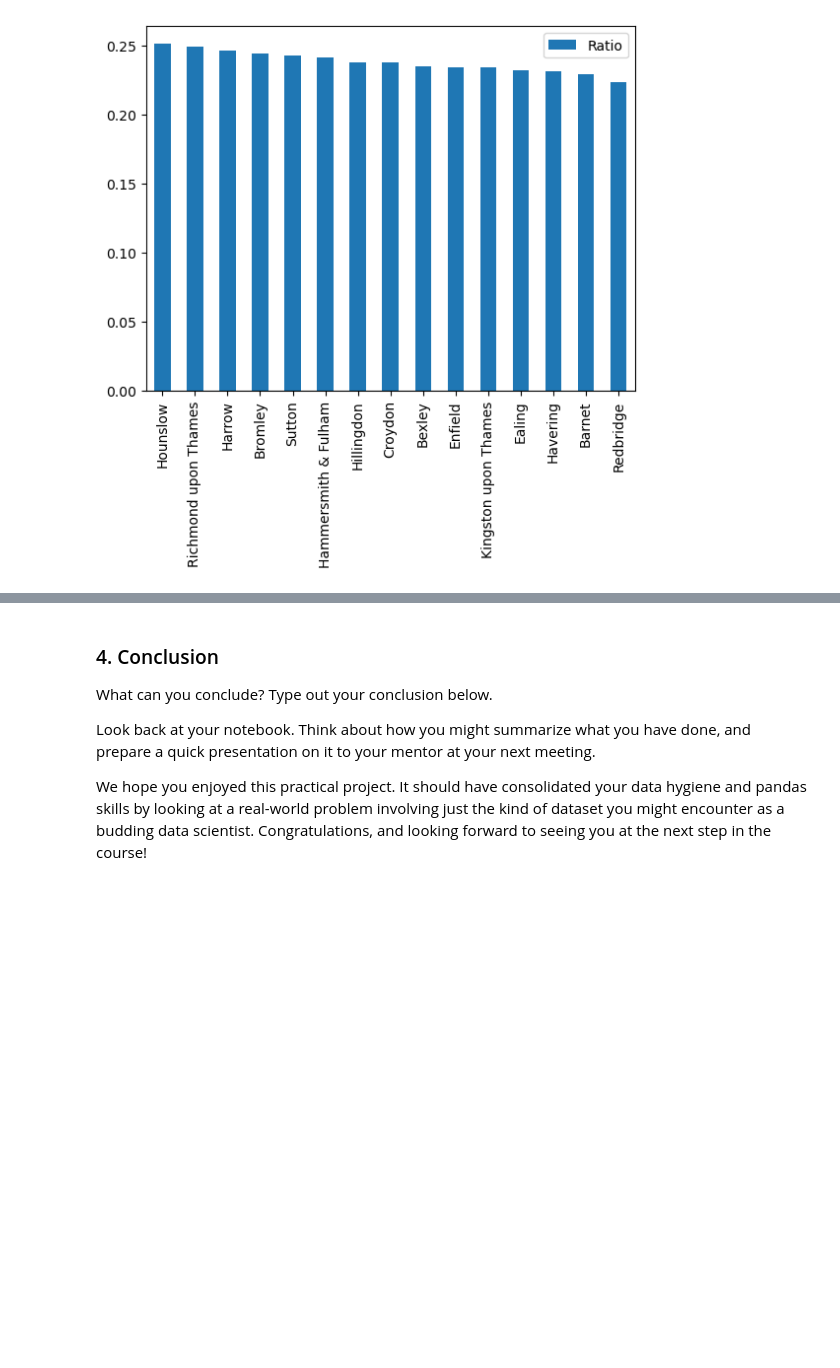
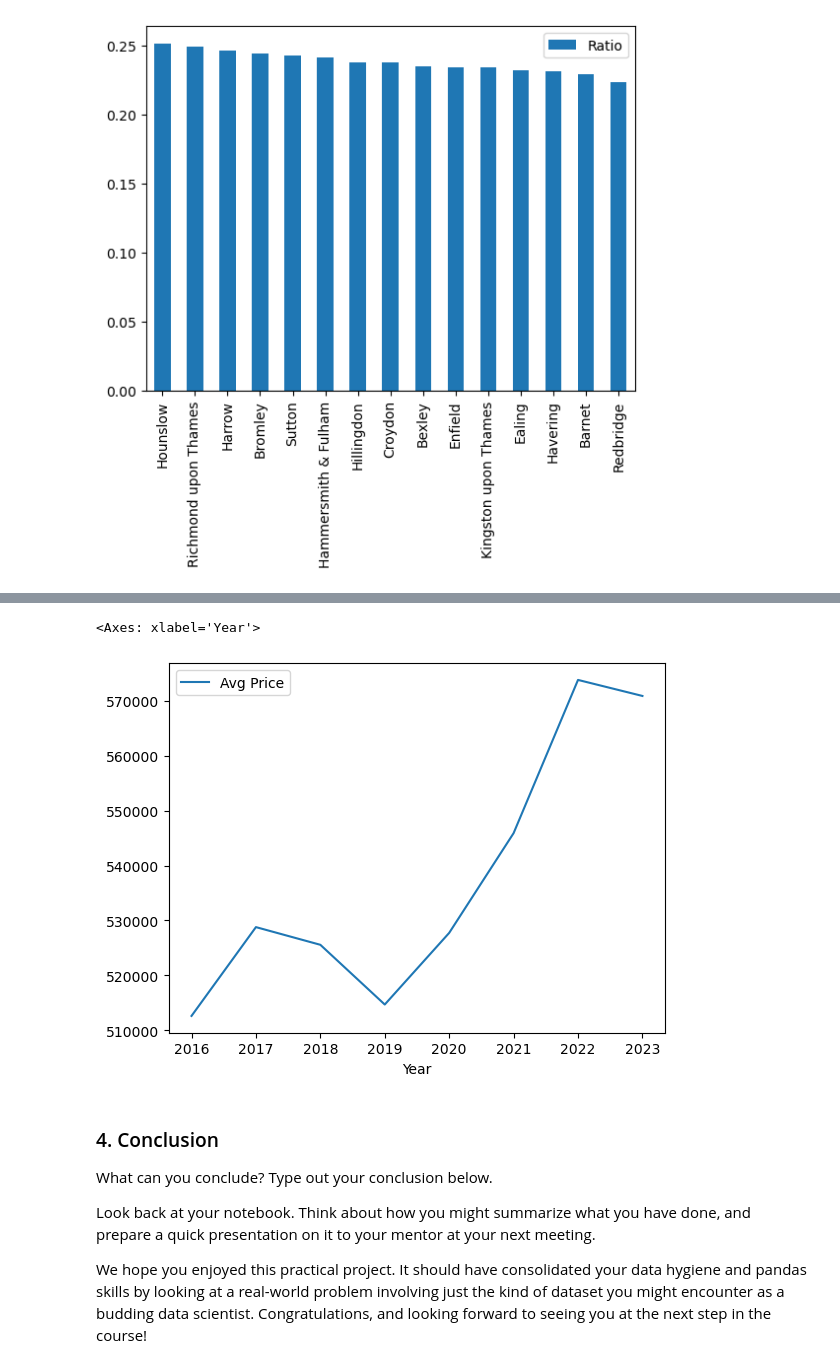
Before and after one commit to OCD0505/Springboard, a Jupyter notebook: Springboard - Unit 4 Challenge - Tier 3-checkpoint.ipynb, the cells around one changed output, grey strips where cells are left out. Cells and saved outputs as stored; diff of their text form; code cells hidden in the pictures; blank space fills up the shorter version.

```diff
--- a/Springboard - Unit 4 Challenge - Tier 3-checkpoint.ipynb
+++ b/Springboard - Unit 4 Challenge - Tier 3-checkpoint.ipynb
@@ -410,3 +434,12 @@ plt.show()
+# %%
+df_boroughs.columns
+
+dfg = pd.DataFrame(df_boroughs.sort_values('Year').groupby(['Year'])['Avg Price'].mean())
+dfg = dfg.reset_index()
+dfg[dfg['Year']>2015].plot(kind='line', x='Year', y='Avg Price')
+# %% [output]
+<Axes: xlabel='Year'>
+[figure, added]
 # %% [markdown]
 ### 4. Conclusion
 What can you conclude? Type out your conclusion below.
```
Also changed, not shown: parts of 2 cells of this notebook.
